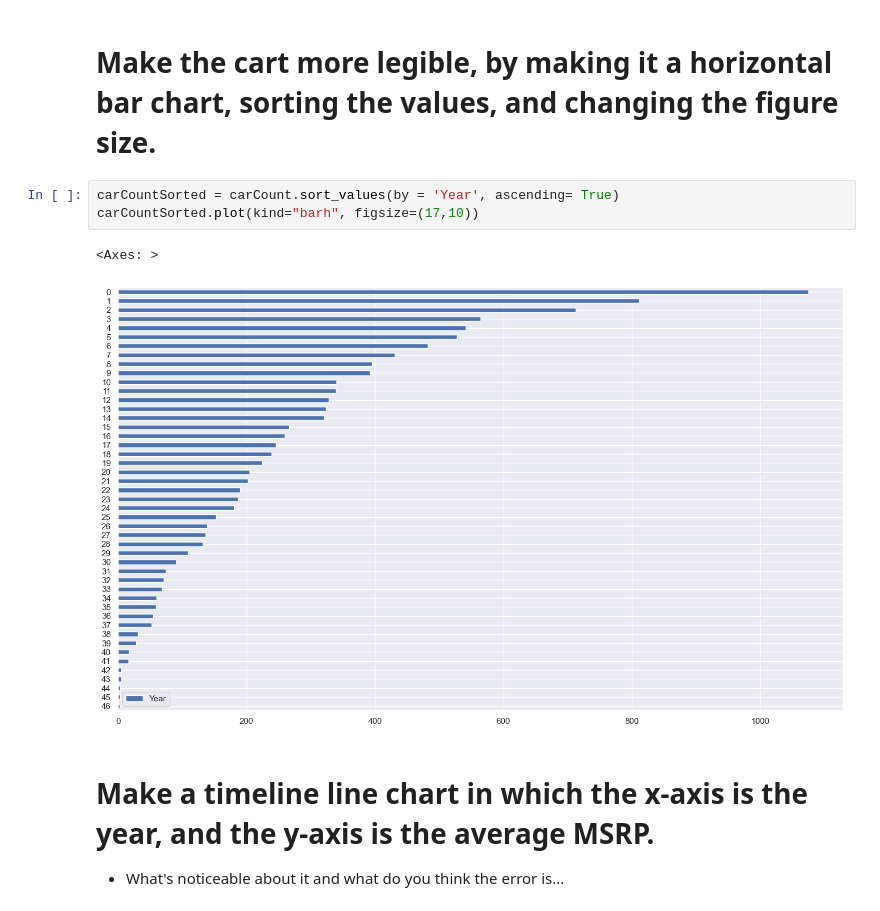
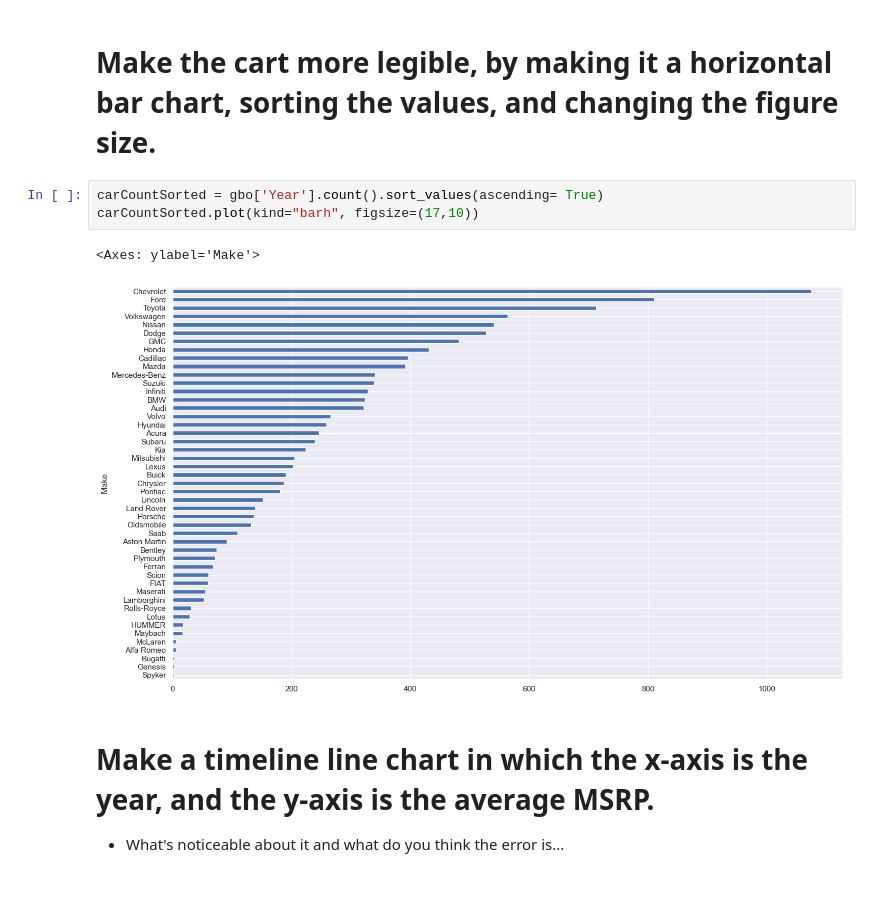
Before and after one commit to dwang312/ctp-2022-fall-data-science, a Jupyter notebook: Week-02-EDA/Exercise-EDA.ipynb, the cells around one changed output. Cells and saved outputs as stored; diff of their text form.

```diff
--- a/Week-02-EDA/Exercise-EDA.ipynb
+++ b/Week-02-EDA/Exercise-EDA.ipynb
@@ -159,11 +169,11 @@ sns.barplot(data=carCount, x="Year", y="Make")
 # %% [markdown]
 # Make the cart more legible, by making it a horizontal bar chart, sorting the values, and changing the figure size.
 # %%
-carCountSorted = carCount.sort_values(by = 'Year', ascending= True)
+carCountSorted = gbo['Year'].count().sort_values(ascending= True)
 carCountSorted.plot(kind="barh", figsize=(17,10))
 # %% [output]
-<Axes: >
+<Axes: ylabel='Make'>
-[figure, old version]
+[figure, new version]
 # %% [markdown]
 # Make a timeline line chart in which the x-axis is the year, and the y-axis is the average MSRP.
 * What's noticeable about it and what do you think the error is...
```
Also changed, not shown: parts of 3 cells of this notebook.
